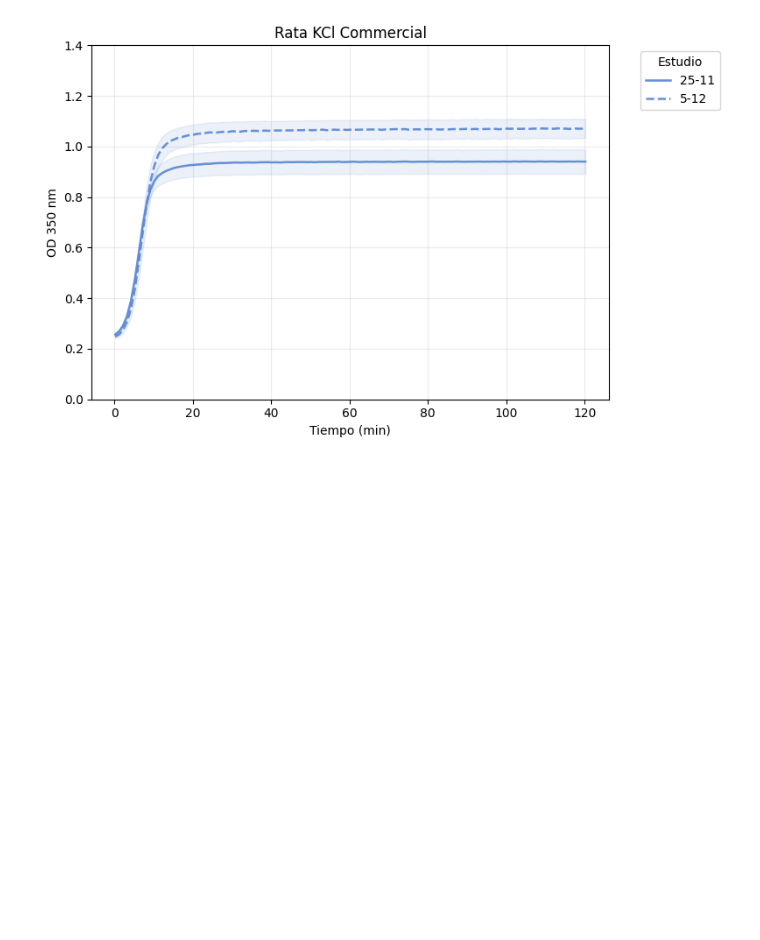
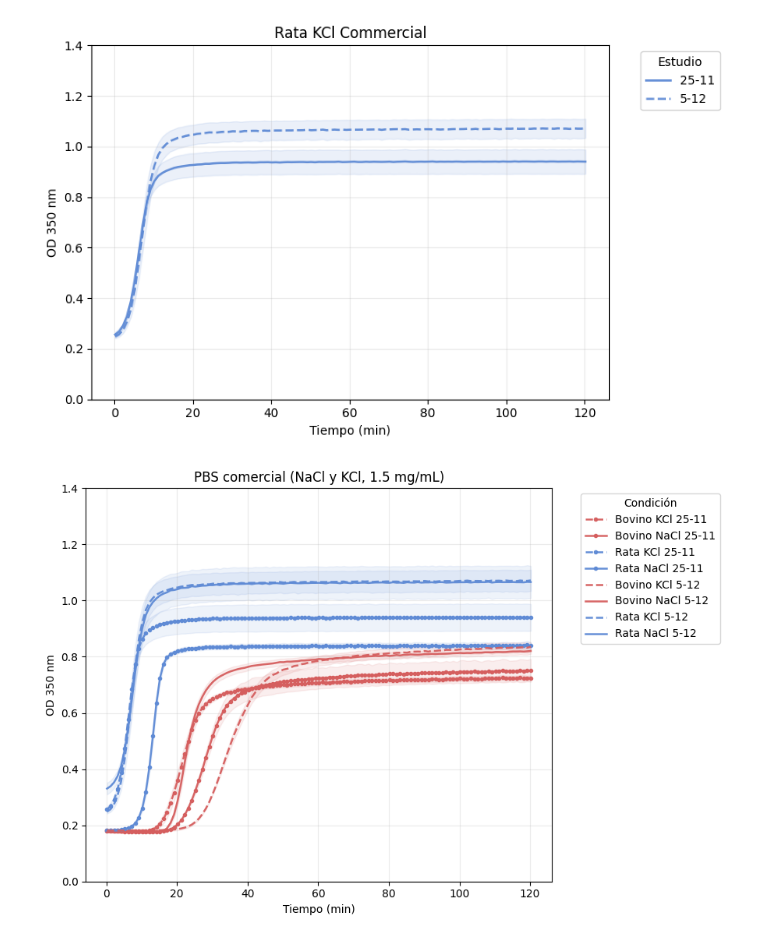
Before and after one commit to Bertaalcolea/Collagen_studies, a Jupyter notebook: Ionic(25-11vs5-12).ipynb, the cells around one changed output. Drawn from its saved outputs; the diff is of its cells as text; code cells hidden in the pictures; blank space fills up the shorter version.

```diff
--- a/Ionic(25-11vs5-12).ipynb
+++ b/Ionic(25-11vs5-12).ipynb
@@ -767,3 +848,7 @@ def plot_conc_both_species(df, salt, conc, pH_filter=None):
+# %%
+plot_pbs_comercial(all_df)
+# %% [output]
+[figure, added]
 # %%
 # ===== NaCl: 1 gráfica por concentración, juntando Bovino + Rata =====
 for conc in ["137 mM", "200 mM", "Commercial"]:
```
Also changed, not shown: parts of 25 cells of this notebook.
